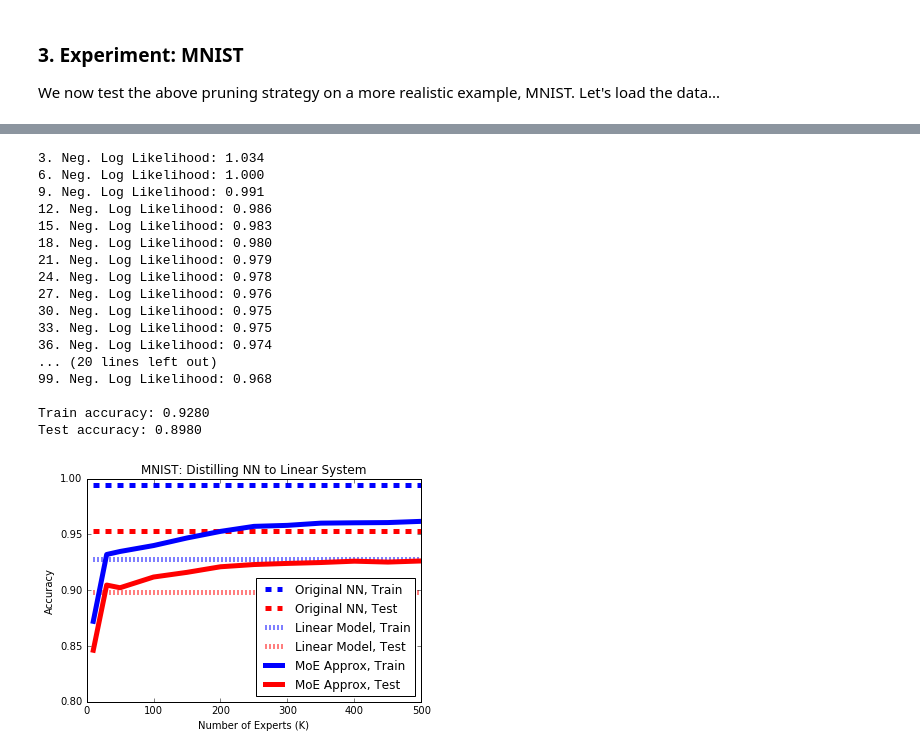
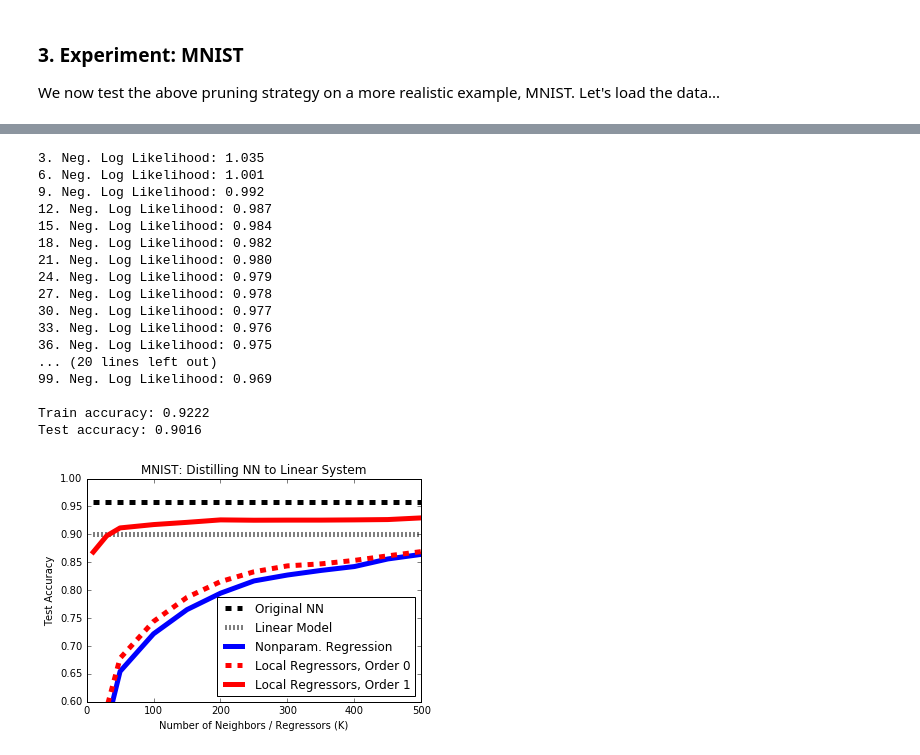
Before and after one commit to enalisnick/blog_sandbox, a Jupyter notebook: nn_distillation.ipynb, the cells around one changed output, grey strips where cells are left out. Drawn from its saved outputs; the diff is of its cells as text; code cells hidden in the pictures.

Commit message:
added more baselines

```diff
--- a/nn_distillation.ipynb
+++ b/nn_distillation.ipynb
@@ -557,10 +557,10 @@ def softmax(z):
 # Classification NN with one hidden layer
 def fprop(W, b, x):
     h = np.maximum(np.dot(x, W[:, :input_d * hidden_d].reshape(input_d, hidden_d)) + b[:, :hidden_d], 0.)
-    return softmax(np.dot(h, W[:, input_d * hidden_d:].reshape(hidden_d, n_classes)) + b[:, hidden_d:])
+    return np.dot(h, W[:, input_d * hidden_d:].reshape(hidden_d, n_classes)) + b[:, hidden_d:]
 
 def logModel(W, b, x, y):
-    y_hat = fprop(W, b, x)
+    y_hat = softmax(fprop(W, b, x))
     return np.mean( y * np.log(y_hat) )
 
 def accuracy(y, y_hat):
@@ -618,8 +618,8 @@ for epochIdx in range(maxEpochs):
 45. Neg. Log Likelihood: 0.929
 48. Neg. Log Likelihood: 0.928
 # %%
-og_net_train_acc = accuracy(np.argmax(train_y, axis=1).tolist(), np.argmax(fprop(theta['W'], theta['b'], train_x), axis=1).tolist())
-og_net_test_acc = accuracy(test_y, np.argmax(fprop(theta['W'], theta['b'], test_x), axis=1).tolist())
+og_net_train_acc = accuracy(np.argmax(train_y, axis=1).tolist(), np.argmax(softmax(fprop(theta['W'], theta['b'], train_x)), axis=1).tolist())
+og_net_test_acc = accuracy(test_y, np.argmax(softmax(fprop(theta['W'], theta['b'], test_x)), axis=1).tolist())
 
 print "Train accuracy: %.4f" %(og_net_train_acc)
 print "Test accuracy: %.4f" %(og_net_test_acc)
@@ -772,39 +797,44 @@ print
 print "Train accuracy: %.4f" %(baseline_train_acc)
 print "Test accuracy: %.4f" %(baseline_test_acc)
 # %% [output]
-3. Neg. Log Likelihood: 1.034
-6. Neg. Log Likelihood: 1.000
-9. Neg. Log Likelihood: 0.991
-12. Neg. Log Likelihood: 0.986
-15. Neg. Log Likelihood: 0.983
-18. Neg. Log Likelihood: 0.980
-21. Neg. Log Likelihood: 0.979
-24. Neg. Log Likelihood: 0.978
-27. Neg. Log Likelihood: 0.976
-30. Neg. Log Likelihood: 0.975
-33. Neg. Log Likelihood: 0.975
-36. Neg. Log Likelihood: 0.974
+3. Neg. Log Likelihood: 1.035
+6. Neg. Log Likelihood: 1.001
+9. Neg. Log Likelihood: 0.992
+12. Neg. Log Likelihood: 0.987
+15. Neg. Log Likelihood: 0.984
+18. Neg. Log Likelihood: 0.982
+21. Neg. Log Likelihood: 0.980
+24. Neg. Log Likelihood: 0.979
+27. Neg. Log Likelihood: 0.978
+30. Neg. Log Likelihood: 0.977
+33. Neg. Log Likelihood: 0.976
+36. Neg. Log Likelihood: 0.975
 ... (20 lines left out)
-99. Neg. Log Likelihood: 0.968
+99. Neg. Log Likelihood: 0.969
 
-Train accuracy: 0.9280
-Test accuracy: 0.8980
+Train accuracy: 0.9222
+Test accuracy: 0.9016
 # %%
-plt.plot([k*10 for k in Ks], [og_net_train_acc]*len(Ks), 'b--', linewidth=5, label="Original NN, Train")
-plt.plot([k*10 for k in Ks], [og_net_test_acc]*len(Ks), 'r--', linewidth=5, label="Original NN, Test")
+#plt.plot([k*10 for k in Ks], [og_net_train_acc]*len(Ks), 'b--', linewidth=5, label="Original NN, Train")
+plt.plot([k*10 for k in Ks], [og_net_test_acc]*len(Ks), 'k--', linewidth=5, label="Original NN")
 
-plt.plot([k*10 for k in Ks], [baseline_train_acc]*len(Ks), 'b:', linewidth=5, label="Linear Model, Train")
-plt.plot([k*10 for k in Ks], [baseline_test_acc]*len(Ks), 'r:', linewidth=5, label="Linear Model, Test")
+#plt.plot([k*10 for k in Ks], [baseline_train_acc]*len(Ks), 'b:', linewidth=5, label="Linear Model, Train")
+plt.plot([k*10 for k in Ks], [baseline_test_acc]*len(Ks), 'k:', linewidth=5, label="Linear Model")
 
-plt.plot([k*10 for k in Ks], all_train, 'b-', linewidth=5, label="MoE Approx, Train")
-plt.plot([k*10 for k in Ks], all_test, 'r-', linewidth=5, label="MoE Approx, Test")
+plt.plot([k*10 for k in Ks], all_test_knn, 'b-', linewidth=5, label="Nonparam. Regression")
 
-plt.xlabel("Number of Experts (K)")
-plt.ylabel("Accuracy")
-plt.ylim([.80, 1])
+#plt.plot([k*10 for k in Ks], all_train_knn, 'c-', linewidth=5, label="Local Regressors, Order 0, Train")
+plt.plot([k*10 for k in Ks], all_test_fo, 'r--', linewidth=5, label="Local Regressors, Order 0")
+
+#plt.plot([k*10 for k in Ks], all_train, 'b-', linewidth=5, label="Local Regressors, Order 1, Train")
+plt.plot([k*10 for k in Ks], all_test, 'r-', linewidth=5, label="Local Regressors, Order 1")
+
+plt.xlabel("Number of Neighbors / Regressors (K)")
+plt.ylabel("Test Accuracy")
+plt.ylim([.6, 1])
 
 plt.title("MNIST: Distilling NN to Linear System")
 plt.legend(loc=4)
 plt.show()
 # %% [output]
-[figure, old version]
+[figure, new version]
```
Also changed, not shown: parts of 3 cells of this notebook.
